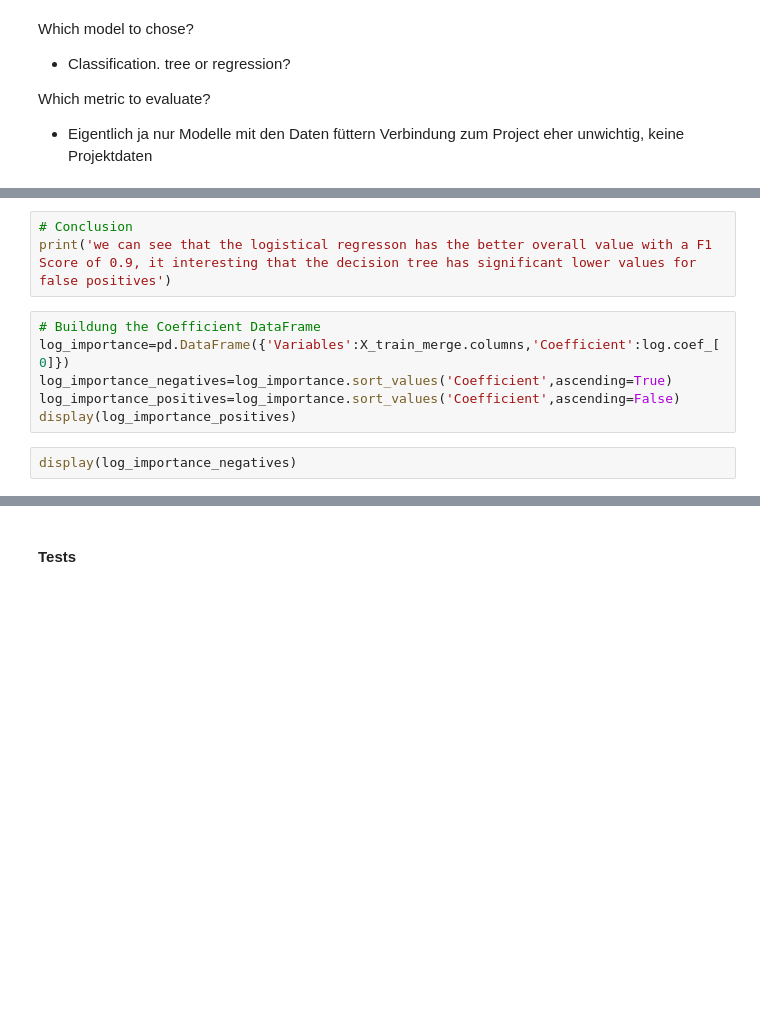
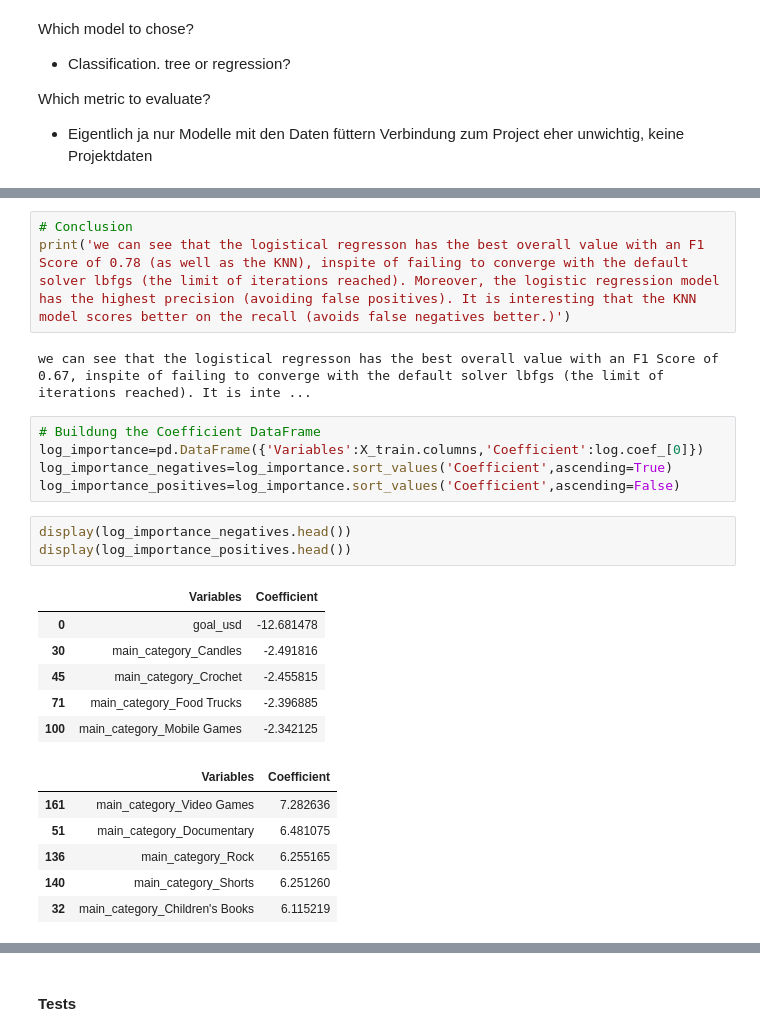
Before and after one commit to franzgerbig/Crowdfunding, a Jupyter notebook: notebooks/HB_Classification_preprocessing_modelling_16.07.2023.ipynb, the cells around one changed output, grey strips where cells are left out. Saved outputs shown, nothing was run; the diff lists cells and outputs as text; blank space fills up the shorter version.

Commit message:
run again, now modeling complete (optimizing to do)

```diff
--- a/notebooks/HB_Classification_preprocessing_modelling_16.07.2023.ipynb
+++ b/notebooks/HB_Classification_preprocessing_modelling_16.07.2023.ipynb
@@ -216,13 +268,28 @@ df_y.value_counts(normalize=True)
 # %%
 # Conclusion
-print('we can see that the logistical regresson has the better overall value with a F1 Score of 0.9, it interesting that the decision tree has significant lower values for false positives')
+print('we can see that the logistical regresson has the best overall value with an F1 Score of 0.78 (as well as the KNN), inspite of failing to converge with the default solver lbfgs (the limit of iterations reached). Moreover, the logistic regression model has the highest precision (avoiding false positives). It is interesting that the KNN model scores better on the recall (avoids false negatives better.)')
+# %% [output]
+we can see that the logistical regresson has the best overall value with an F1 Score of 0.67, inspite of failing to converge with the default solver lbfgs (the limit of iterations reached). It is inte ...
 # %%
 # Buildung the Coefficient DataFrame
-log_importance=pd.DataFrame({'Variables':X_train_merge.columns,'Coefficient':log.coef_[0]})
+log_importance=pd.DataFrame({'Variables':X_train.columns,'Coefficient':log.coef_[0]})
 log_importance_negatives=log_importance.sort_values('Coefficient',ascending=True)
 log_importance_positives=log_importance.sort_values('Coefficient',ascending=False)
-display(log_importance_positives)
 # %%
-display(log_importance_negatives)
+display(log_importance_negatives.head())
+display(log_importance_positives.head())
+# %% [output]
+|  | Variables | Coefficient |
+| 0 | goal_usd | -12.681478 |
+| 30 | main_category_Candles | -2.491816 |
+| 45 | main_category_Crochet | -2.455815 |
+| 71 | main_category_Food Trucks | -2.396885 |
+| 100 | main_category_Mobile Games | -2.342125 |
+|  | Variables | Coefficient |
+| 161 | main_category_Video Games | 7.282636 |
+| 51 | main_category_Documentary | 6.481075 |
+| 136 | main_category_Rock | 6.255165 |
+| 140 | main_category_Shorts | 6.251260 |
+| 32 | main_category_Children's Books | 6.115219 |
 # %%
 # Plotting the Coefficeint DataFrame
```
Also changed, not shown: parts of 19 cells of this notebook.
